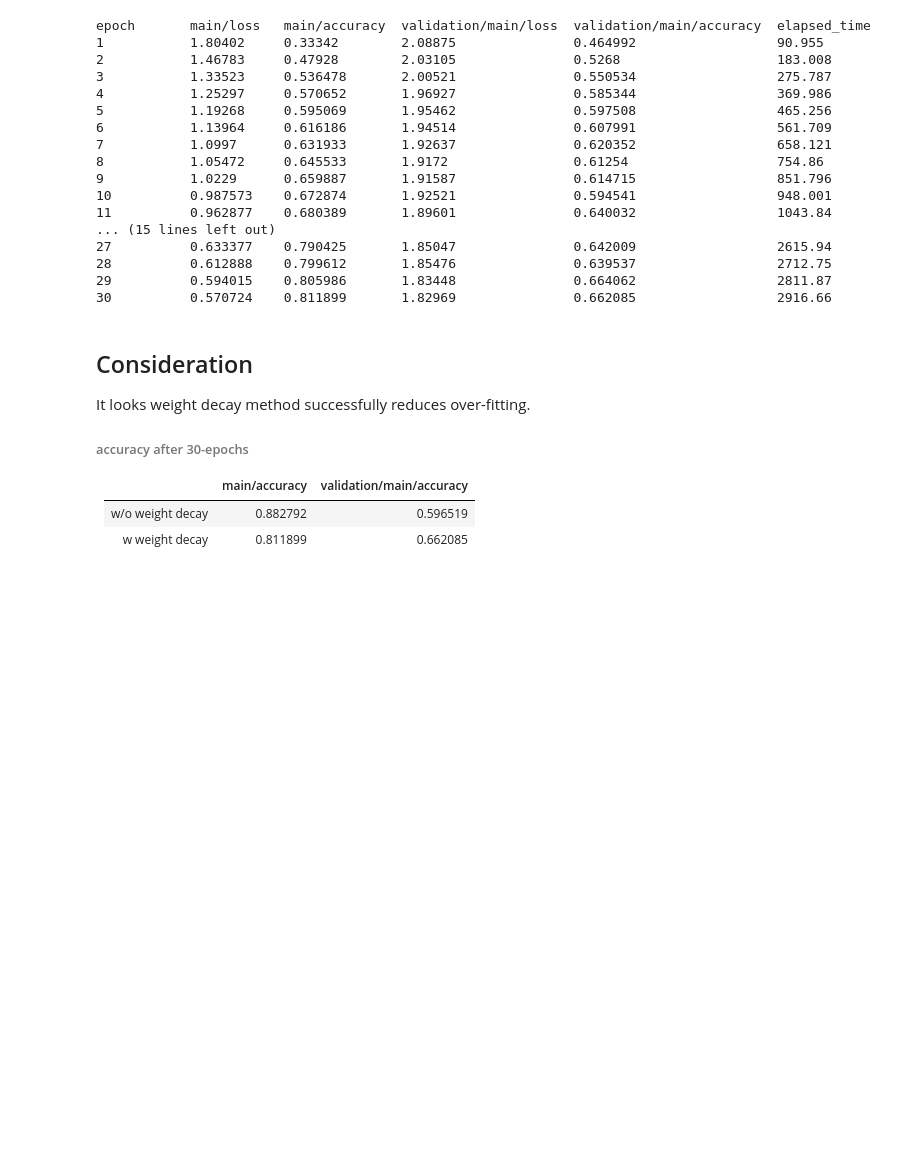
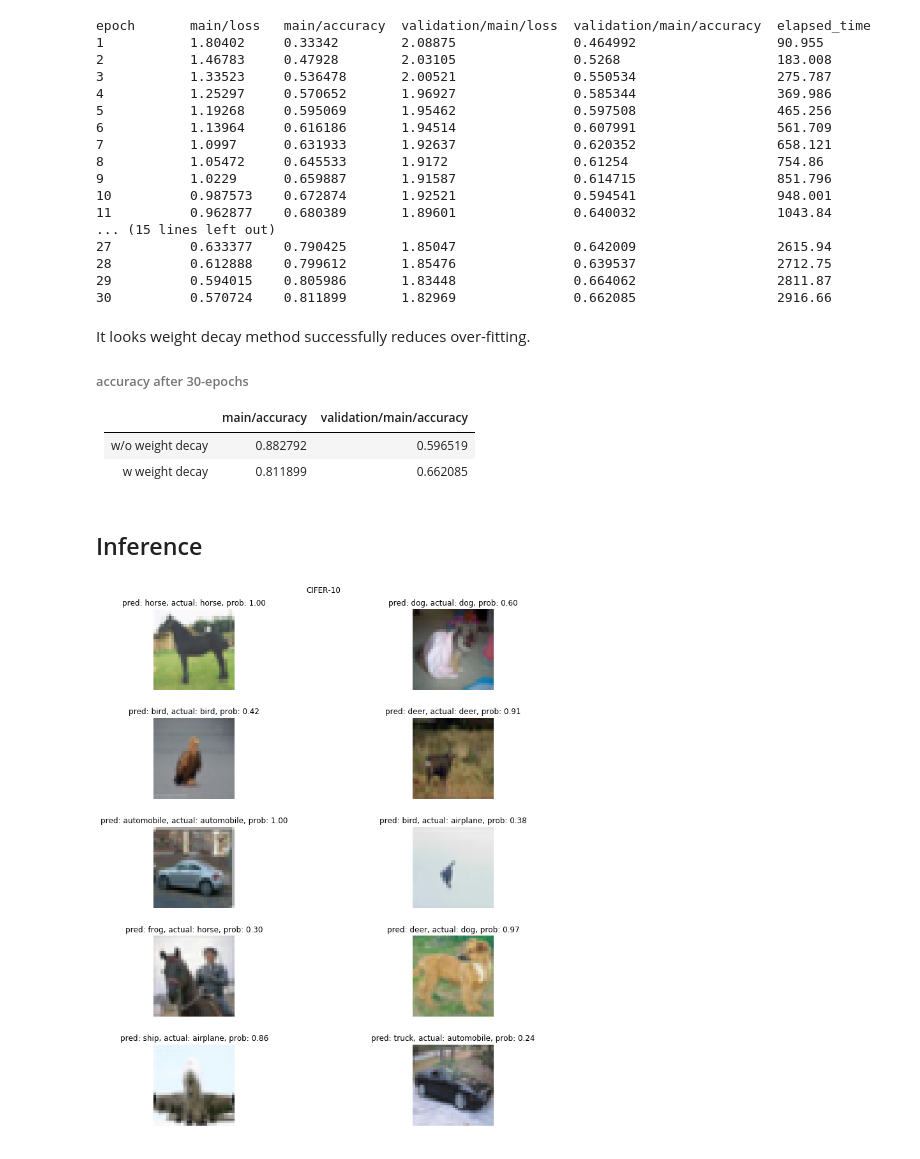
Before and after one commit to kotaroito/jupyter-notebooks, a Jupyter notebook: notebooks/chainer/CIFAR-10.ipynb, the cells around one changed output. Drawn from its saved outputs; the diff is of its cells as text; code cells hidden in the pictures; blank space fills up the shorter version.

```diff
--- a/notebooks/chainer/CIFAR-10.ipynb
+++ b/notebooks/chainer/CIFAR-10.ipynb
@@ -401,8 +401,6 @@ epoch       main/loss   main/accuracy  validation/main/loss  validation/main/acc
 29          0.594015    0.805986       1.83448               0.664062                  2811.87
 30          0.570724    0.811899       1.82969               0.662085                  2916.66
 # %% [markdown]
-## Consideration
-
 It looks weight decay method successfully reduces over-fitting.
 
 
@@ -412,3 +410,41 @@ It looks weight decay method successfully reduces over-fitting.
 |---|---|---|
 | w/o weight decay  | 0.882792  | 0.596519 |
 | w weight decay  | 0.811899  | 0.662085 |
+# %% [markdown]
+## Inference
+# %%
+from PIL import Image
+
+infer_net = ConvNet()
+serializers.load_npz(
+    'out/cifar-10/snapshot_epoch-30',
+    infer_net, path='updater/model:main/predictor/')
+
+
+# figure
+# fig, axes = plt.subplots(5, 2)
+fig=plt.figure(figsize=(12, 12))
+title = 'CIFER-10'
+fig.suptitle(title, fontsize=12, y=1.01)
+
+with chainer.using_config('train', False), chainer.using_config('enable_backprop', False):
+    for idx, randint in enumerate(np.random.randint(0, len(valid), size = 10)):
+        valid_x, valid_label = valid[randint]
+
+        prediction = infer_net(valid_x).data
+        probability = np.round(prediction.max(axis=None), decimals=3)
+
+        pred_label = label_names[prediction.argmax(axis=None)].decode('ascii')
+        valid_label = label_names[valid_label].decode('ascii')
+
+        img = np.moveaxis(valid_x.reshape(3, 32, 32), 0, -1)
+        resized_img = Image.fromarray(np.uint8(img)).resize((100, 100))
+
+        ax = fig.add_subplot(5, 2, idx + 1)
+        ax.set_title("pred: {}, actual: {}, prob: {:.2f}".format(pred_label, valid_label, probability))
+        ax.axis('off')
+        plt.imshow(np.array(resized_img))
+
+fig.tight_layout()
+# %% [output]
+[figure, added]
```
Also changed, not shown: parts of 1 cell of this notebook.
